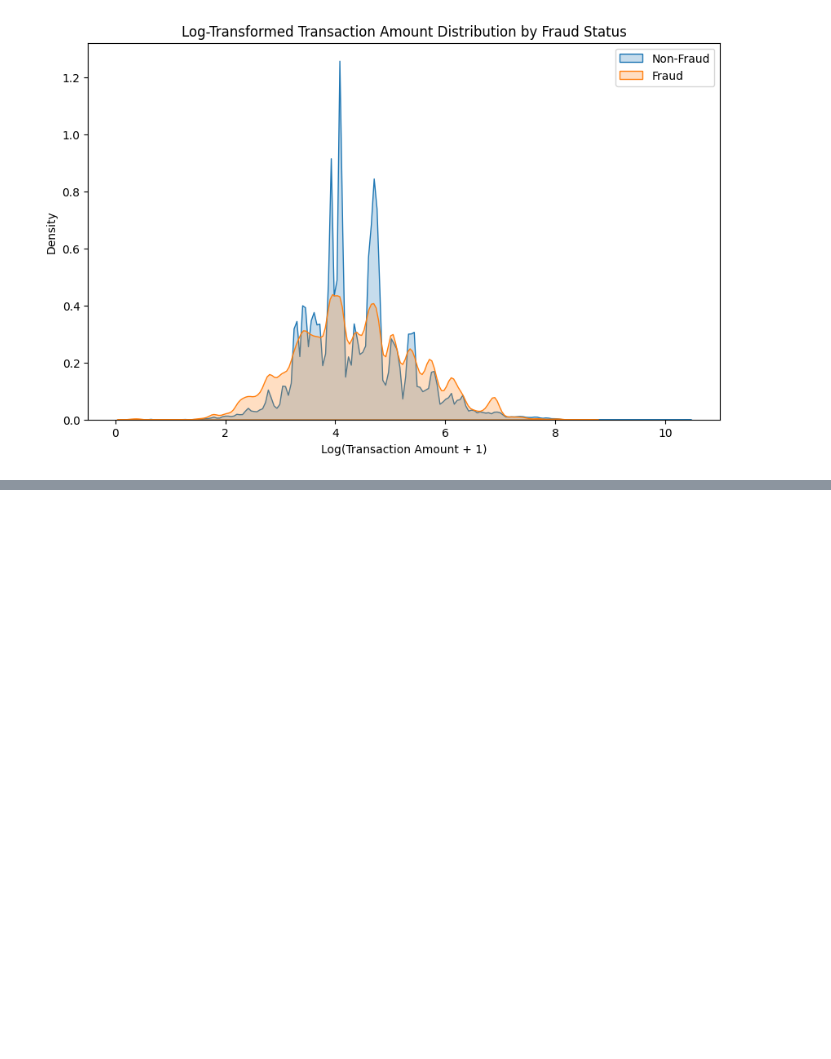
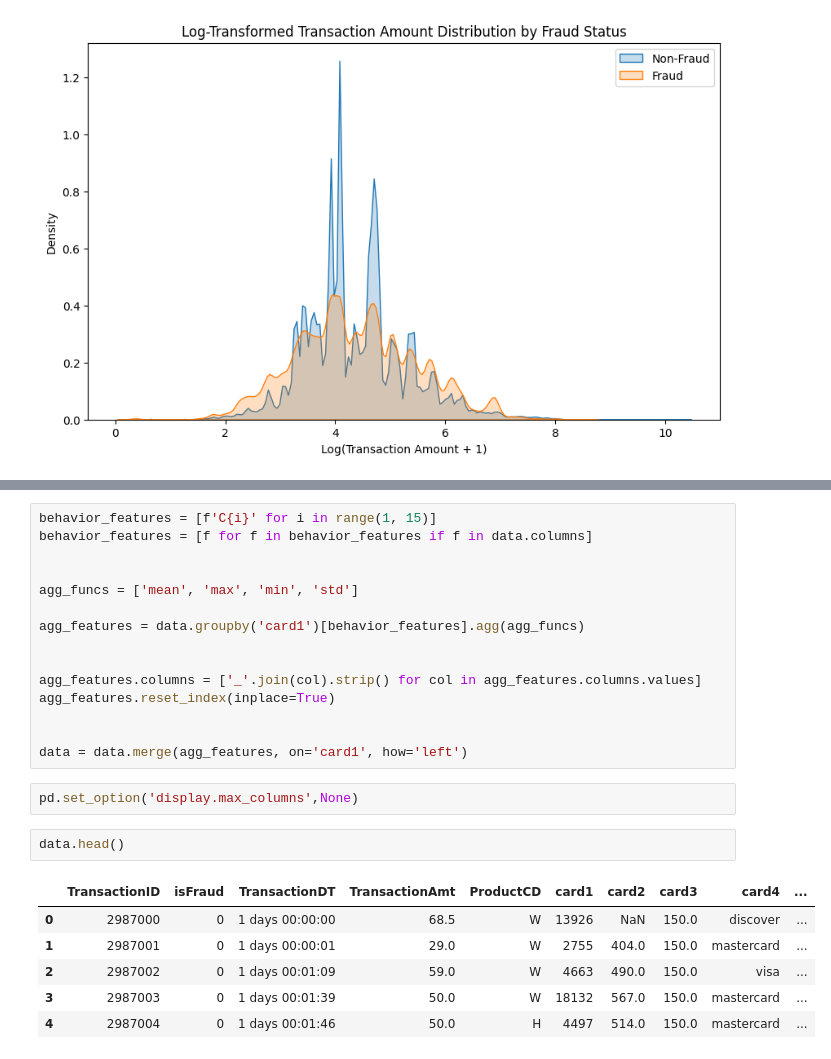
Before and after one commit to hariiiiiiiii/fraud-detection-system, a Jupyter notebook: notebooks/eda.ipynb, the cells around one changed output, grey strips where cells are left out. Saved outputs shown, nothing was run; the diff lists cells and outputs as text; blank space fills up the shorter version.

```diff
--- a/notebooks/eda.ipynb
+++ b/notebooks/eda.ipynb
@@ -176,0 +216,26 @@ plt.show()
+# %%
+behavior_features = [f'C{i}' for i in range(1, 15)]
+behavior_features = [f for f in behavior_features if f in data.columns]
+
+
+agg_funcs = ['mean', 'max', 'min', 'std']
+
+agg_features = data.groupby('card1')[behavior_features].agg(agg_funcs)
+
+
+agg_features.columns = ['_'.join(col).strip() for col in agg_features.columns.values]
+agg_features.reset_index(inplace=True)
+
+
+data = data.merge(agg_features, on='card1', how='left')
+# %%
+pd.set_option('display.max_columns',None)
+# %%
+data.head()
+# %% [output]
+|  | TransactionID | isFraud | TransactionDT | TransactionAmt | ProductCD | card1 | card2 | card3 | card4 | ... |
+| 0 | 2987000 | 0 | 1 days 00:00:00 | 68.5 | W | 13926 | NaN | 150.0 | discover | ... |
+| 1 | 2987001 | 0 | 1 days 00:00:01 | 29.0 | W | 2755 | 404.0 | 150.0 | mastercard | ... |
+| 2 | 2987002 | 0 | 1 days 00:01:09 | 59.0 | W | 4663 | 490.0 | 150.0 | visa | ... |
+| 3 | 2987003 | 0 | 1 days 00:01:39 | 50.0 | W | 18132 | 567.0 | 150.0 | mastercard | ... |
+| 4 | 2987004 | 0 | 1 days 00:01:46 | 50.0 | H | 4497 | 514.0 | 150.0 | mastercard | ... |
```
Also changed, not shown: parts of 3 cells of this notebook, 1 other file.
